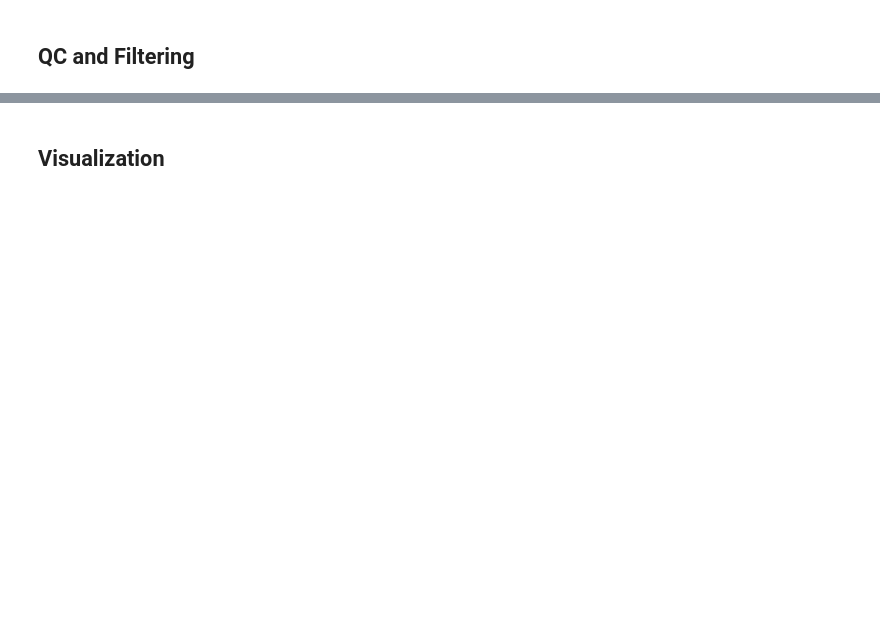
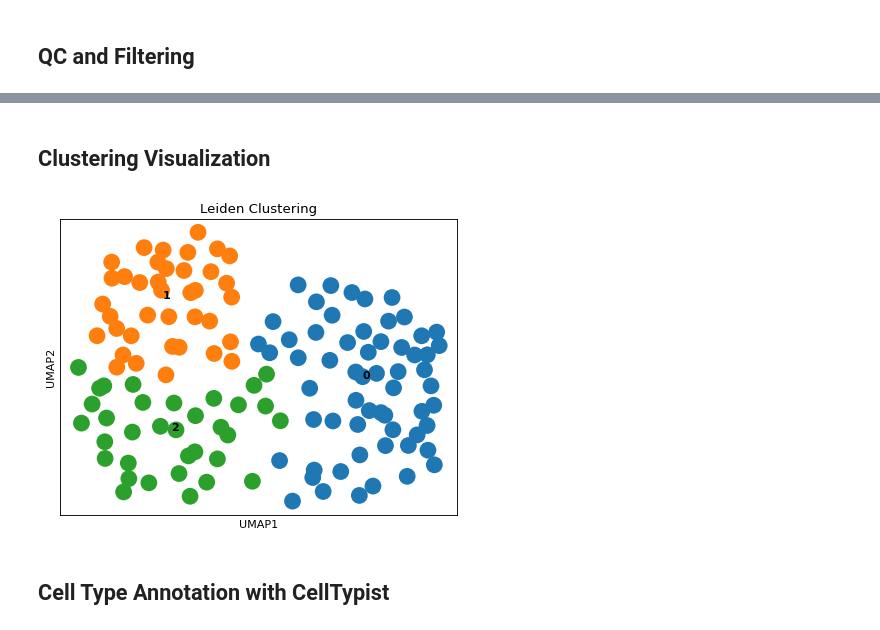
Before and after one commit to OwenLutwyche/summer26-csc-honours, a Jupyter notebook: week6/week6.ipynb, the cells around one changed output, grey strips where cells are left out. Drawn from its saved outputs; the diff is of its cells as text; code cells hidden in the pictures; blank space fills up the shorter version.

```diff
--- a/week6/week6.ipynb
+++ b/week6/week6.ipynb
@@ -378,17 +475,11 @@ except Exception:
 # %% [markdown]
 ## QC and Filtering
 # %%
-# Calculate QC metrics (toy dataset is sparse)
-sc.pp.calculate_qc_metrics(adata, percent_top=[], inplace=True)
+# Calculate QC metrics
+sc.pp.calculate_qc_metrics(adata, percent_top=None, log1p=False, inplace=True)
 
-print("QC metrics calculated:")
-print(f"  Mean genes per cell: {adata.obs['n_genes_by_counts'].mean():.0f}")
-print(f"  Mean counts per cell: {adata.obs['total_counts'].mean():.0f}")
-
-# More lenient thresholds for toy data
-print("\nFiltering cells (min 3 genes)...")
+# Filter cells and genes (lenient for toy dataset)
+print(f"Before filtering: {adata.shape}")
 sc.pp.filter_cells(adata, min_genes=3)
-print("Filtering genes (min present in 3 cells)...")
 sc.pp.filter_genes(adata, min_cells=3)
-
-print(f"\nFiltered AnnData: {adata.n_obs} cells x {adata.n_vars} genes")
+print(f"After filtering: {adata.shape}")
@@ -500,21 +535,11 @@ else:
 # %% [markdown]
-## Visualization
+## Clustering Visualization
 # %%
-import matplotlib.pyplot as plt
-
-# Create side-by-side visualization
-fig, (ax1, ax2) = plt.subplots(1, 2, figsize=(16, 6))
-
-# Plot Leiden clustering
+# Plot Leiden clustering results
 sc.pl.umap(adata, color=['leiden'], legend_loc='on data',
-           title='Leiden Clustering', ax=ax1, show=False)
-
-# Plot cell type annotation
-sc.pl.umap(adata, color=['cell_type'],
-           title='Cell Type Annotation', ax=ax2, show=False)
-
-plt.tight_layout()
-plt.show()
-
-print(f"\nClusters: {', '.join(sorted(adata.obs['leiden'].unique()))}")
+           title='Leiden Clustering', show=True)
+# %% [output]
+[figure, added]
+# %% [markdown]
+## Cell Type Annotation with CellTypist
 # %%
```
Also changed, not shown: parts of 20 cells of this notebook.
